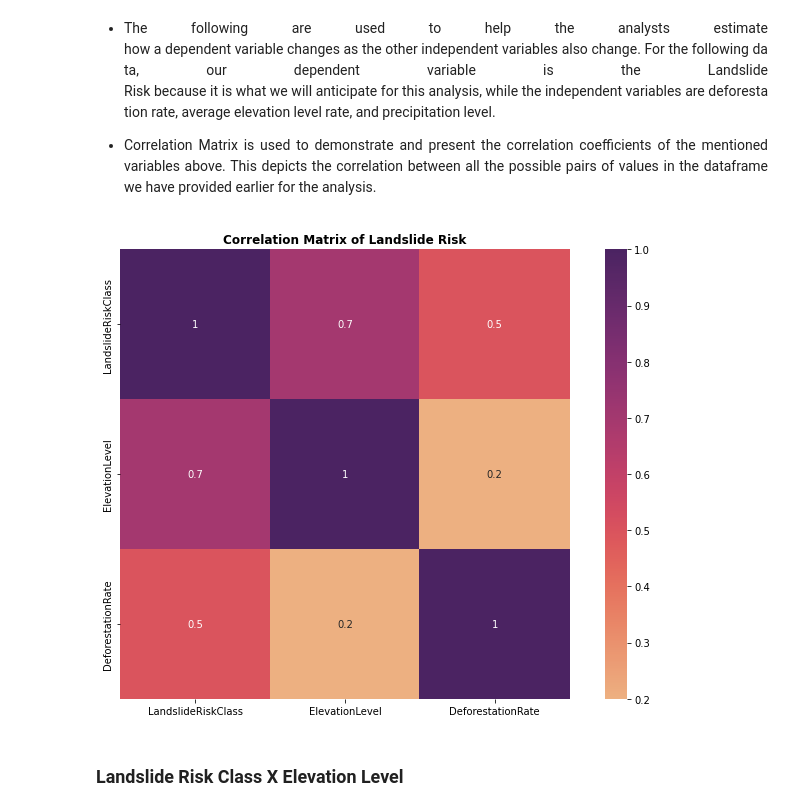
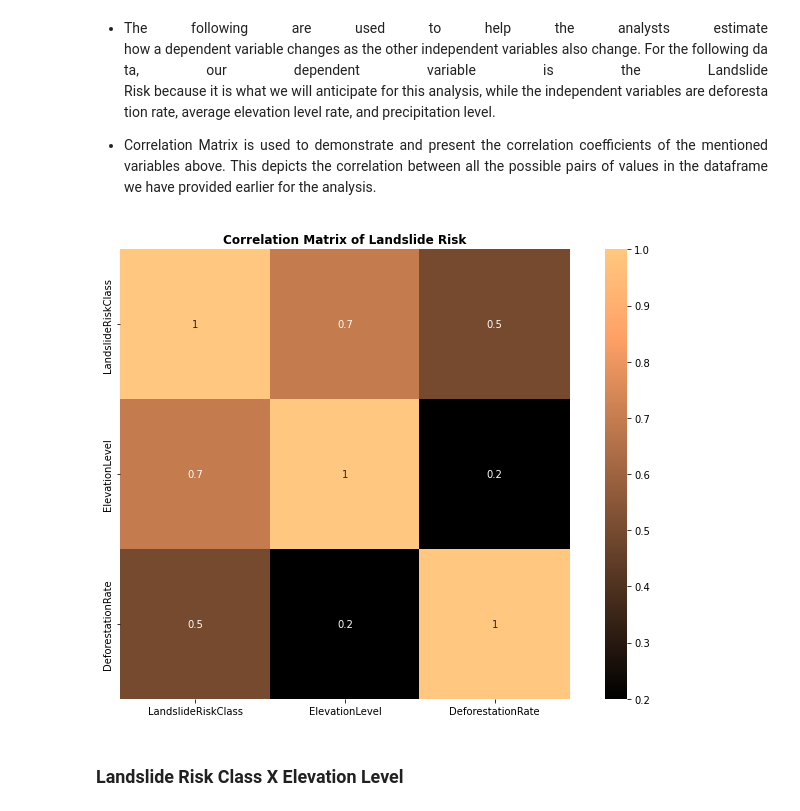
Before and after one commit to AlexDiata/ITBA_3205_Eart-Benders, a Jupyter notebook: Codes/LandSlideRisk.ipynb, the cells around one changed output. Cells and saved outputs as stored; diff of their text form; code cells hidden in the pictures.

```diff
--- a/Codes/LandSlideRisk.ipynb
+++ b/Codes/LandSlideRisk.ipynb
@@ -427,16 +427,16 @@ pan.DataFrame(corr.LandslideRiskClass.sort_values(ascending=False))
 # %%
 #changing the size of the entire graph
 f = plt.figure(tight_layout=True)
 f.set_figwidth(10)
 f.set_figheight(7)
 
 #Correlation and Heatmap Matrix
 corMatrix = finaldf.corr().round(1)
-sb.heatmap(corMatrix, annot=True, cmap="flare", square=True)
+sb.heatmap(corMatrix, annot=True, cmap="copper", square=True)
 plt.title("Correlation Matrix of Landslide Risk", fontweight= "bold")
 plt.show()
 # %% [output]
-[figure, old version]
+[figure, new version]
 # %% [markdown]
 ### Landslide Risk Class X Elevation Level
 # %%
```
Also changed, not shown: parts of 4 cells of this notebook.
